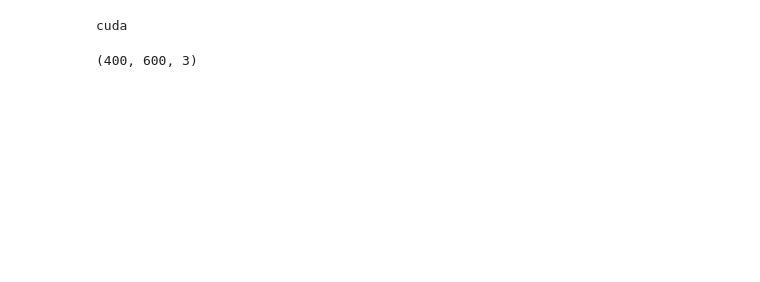
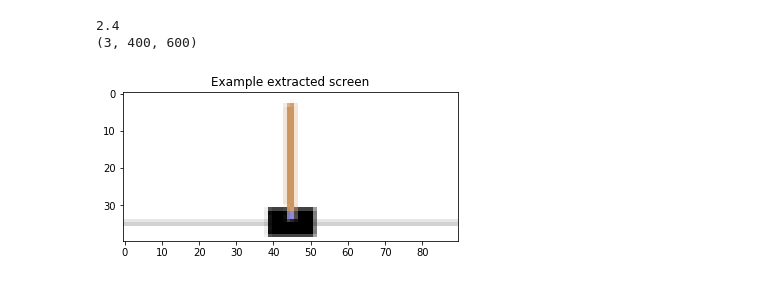
Before and after one commit to HiPatil/Value-based-RL, a Jupyter notebook: DQN/dqn_cnn.ipynb, the cells around one changed output. Saved outputs shown, nothing was run; the diff lists cells and outputs as text; code cells hidden in the pictures; blank space fills up the shorter version.

```diff
--- a/DQN/dqn_cnn.ipynb
+++ b/DQN/dqn_cnn.ipynb
@@ -15,20 +21,19 @@ import torch.optim as optim
 import torch.nn.functional as F
 # %%
 env = gym.make('CartPole-v1').unwrapped
-# %%
-from IPython.display import clear_output
-import matplotlib.pyplot as plt
-%matplotlib inline
-
-
-if torch.cuda.is_available():
-    device = 'cuda'
-else:
-    device = 'cpu'
-
-print(device)
-# %% [output]
-cuda
+# %%
+# set up matplotlib
+is_ipython = 'inline' in matplotlib.get_backend()
+if is_ipython:
+    from IPython import display
+
+plt.ion()
+
+import warnings
+warnings.filterwarnings("ignore", category=UserWarning)
+
+# if gpu is to be used
+device = torch.device("cuda" if torch.cuda.is_available() else "cpu")
 # %%
 # Replay Memory
 Transition = namedtuple('Transition', ('state','action', 'next_state', 'reward'))
@@ -75,8 +89,57 @@ class DQN(nn.Module):
 # %%
 env.reset()
-screen = env.render(mode = 'rgb_array')
+screen = env.render(mode = 'rgb_array').transpose((2,0,1))
+print(env.x_threshold)
 print(screen.shape)
 time.sleep(1)
 env.close()
 # %% [output]
-(400, 600, 3)
+2.4
+(3, 400, 600)
+# %%
+resize = T.Compose([T.ToPILImage(),
+                    T.Resize(40, interpolation=Image.CUBIC),
+                    T.ToTensor()])
+
+def get_cart_location(screen_width):
+    world_width = env.x_threshold*2
+    scale = screen_width/world_width
+    return int(env.state[0]*scale + screen_width/2.0)  # Middle of cart
+
+def get_screen():
+    # environment returns screen of size (400,600,3).
+    #Torch order is (C,H,W).
+    screen = env.render(mode = 'rgb_array').transpose((2,0,1))
+    env.close()
+
+    # we do not need to consider whole frame. since cart pole is only in lower half of frame
+    # we trim the not useful part of frame
+    screen_channel, screen_height, screen_width = screen.shape
+
+    # triming of height
+    screen = screen[:, int(screen_height*0.4):int(screen_height*0.8)]
+    view_width = int(screen_width*0.6)
+    cart_location = get_cart_location(screen_width)
+    if cart_location<view_width//2:
+        slice_range = slice(view_width)
+    elif cart_location > (screen_width - view_width // 2):
+        slice_range = slice(-view_width, None)
+    else:
+        slice_range = slice(cart_location - view_width // 2,
+                            cart_location + view_width // 2)
+    #Triming of width
+    screen = screen[:,:,slice_range]
+
+    screen = np.ascontiguousarray(screen, dtype=np.float32) / 255    #conversion to float
+    screen = torch.from_numpy(screen)             # Conversion to tensor
+    # Resize, and add a batch dimension (BCHW)
+    return resize(screen).unsqueeze(0).to(device)
+
+env.reset()
+plt.figure()
+plt.imshow(get_screen().cpu().squeeze(0).permute(1, 2, 0).numpy(),
+           interpolation='none')
+plt.title('Example extracted screen')
+plt.show()
+# %% [output]
+[figure, added]
```
Also changed, not shown: parts of 8 cells of this notebook, 1 other file.
